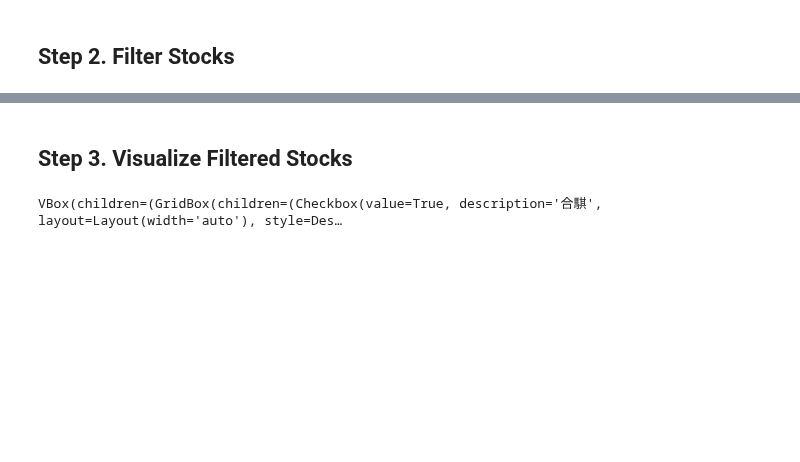
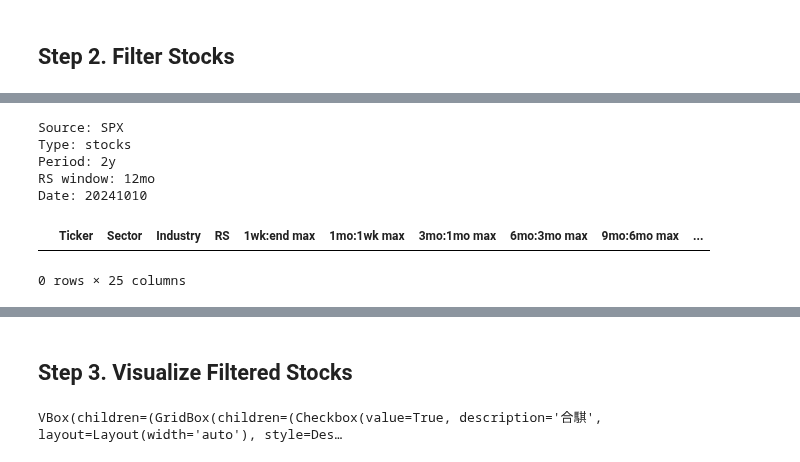
Before and after one commit to yorkjong/stock-reports, a Jupyter notebook: notebooks/ibd_reports.ipynb, the cells around one changed output, grey strips where cells are left out. Saved outputs shown, nothing was run; the diff lists cells and outputs as text; code cells hidden in the pictures; blank space fills up the shorter version.

```diff
--- a/notebooks/ibd_reports.ipynb
+++ b/notebooks/ibd_reports.ipynb
@@ -623,31 +620,39 @@ Date: 20241008
 # %%
 # @title Filter 2. Increasing RS > 0 {"run":"auto"}
 cond0 = "(df['RS'] > 100)" # @param ["(df['RS'] > 100)"]
-cond1 = "& (df['RS'] > df['1 Week Ago'])" # @param ["& (df['RS'] > df['1 Week Ago'])", ""]
-cond2 = "& (df['1 Week Ago'] > df['1 Month Ago'])" # @param ["& (df['1 Week Ago'] > df['1 Month Ago'])", "& (df['RS'] > df['1 Month Ago'])", ""]
-cond3 = "& (df['1 Month Ago'] > df['3 Months Ago'])" # @param ["& (df['1 Month Ago'] > df['3 Months Ago'])", ""]
-cond4 = "& (df['3 Months Ago'] > df['6 Months Ago'])" # @param ["& (df['3 Months Ago'] > df['6 Months Ago'])", ""]
-cond5 = "& (df['6 Months Ago'] > df['9 Months Ago'])" # @param ["& (df['6 Months Ago'] > df['9 Months Ago'])", ""]
+cond1 = "& (df['RS'] > df['1wk:end max'])" # @param ["& (df['RS'] > df['1wk:end max'])", ""]
+cond2 = "& (df['1wk:end max'] > df['1mo:1wk max'])" # @param ["& (df['1wk:end max'] > df['1mo:1wk max'])", "& (df['RS'] > df['1mo:1wk max'])", ""]
+cond3 = "& (df['1mo:1wk max'] > df['3mo:1mo max'])" # @param ["& (df['1mo:1wk max'] > df['3mo:1mo max'])", ""]
+cond4 = "& (df['3mo:1mo max'] > df['6mo:3mo max'])" # @param ["& (df['3mo:1mo max'] > df['6mo:3mo max'])", ""]
+cond5 = "& (df['6mo:3mo max'] > df['9mo:6mo max'])" # @param ["& (df['6mo:3mo max'] > df['9mo:6mo max'])", ""]
 cond6 = "& (df['Rating (RS)'] > 80)" # @param ["& (df['Rating (RS)'] > 95)", "& (df['Rating (RS)'] > 90)", "& (df['Rating (RS)'] > 85)", "& (df['Rating (RS)'] > 80)", ""]
 cond7 = "& ((df['EPS RS'] > 0) | (df['Rev RS'] > 0))" # @param ["& ((df['EPS RS'] > 0) | (df['Rev RS'] > 0))", ""]
 cond8 = "& (df['EPS RS'] > 0)" # @param ["& (df['EPS RS'] > 0)", "& (df['EPS RS'] > 50)", "& (df['EPS RS'] > 100)", "& (df['EPS RS'] > 200)", "& (df['EPS RS'] > 500)", ""]
 cond9 = "& (df['Rev RS'] > 0)" # @param ["& (df['Rev RS'] > 0)", "& (df['Rev RS'] > 5)", "& (df['Rev RS'] > 10)", "& (df['Rev RS'] > 20)", "& (df['Rev RS'] > 50)", "& (df['Rev RS'] > 100)", ""]
 cond10 = "& ((df['TTM EPS'] > 0) & (df['TTM RPS'] > 0))" # @param ["& (df['TTM EPS'] > 0)", "& (df['TTM RPS'] > 0)", "& ((df['TTM EPS'] > 0) & (df['TTM RPS'] > 0))", ""]
 cond11 = "& (df['Price'] < 100)" # @param ["& (df['Price'] < 50)", "& (df['Price'] < 100)", "& (df['Price'] < 200)", ""]
 num_items = 10 # @param [10, 20, 30] {"type":"raw"}
 
 NUM_CONDS = 12
 cond = eval('+'.join([f"cond{i}" for i in range(NUM_CONDS)]))
 
 print_metadata(metadata)
 df = df_merge.copy()
 
 df = df[eval(cond)]
 df_top_f2 = df.head(num_items)
 display(df_top_f2)
 
 print_column(df_top_f2, 'Name')
 print_column(df_top_f2, 'Ticker')
+# %% [output]
+Source: SPX
+Type: stocks
+Period: 2y
+RS window: 12mo
+Date: 20241010
+|  | Ticker | Sector | Industry | RS | 1wk:end max | 1mo:1wk max | 3mo:1mo max | 6mo:3mo max | 9mo:6mo max | ... |
+0 rows × 25 columns
 # %%
 # @title Filter 3. RS Breakout {"run":"auto"}
 base = 100 # @param [100, 130, 160, 200] {"type":"raw"}
```
Also changed, not shown: parts of 4 cells of this notebook.
